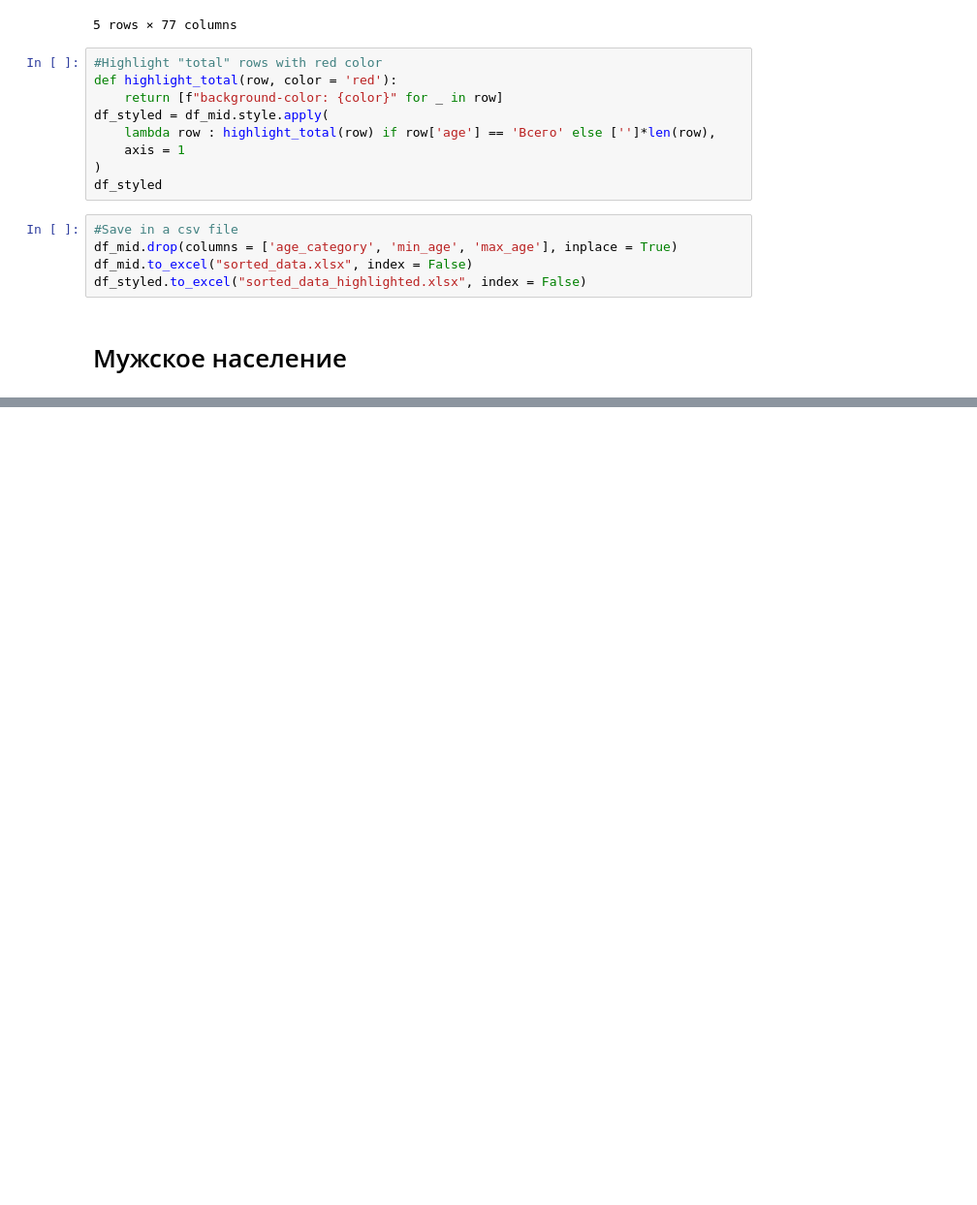
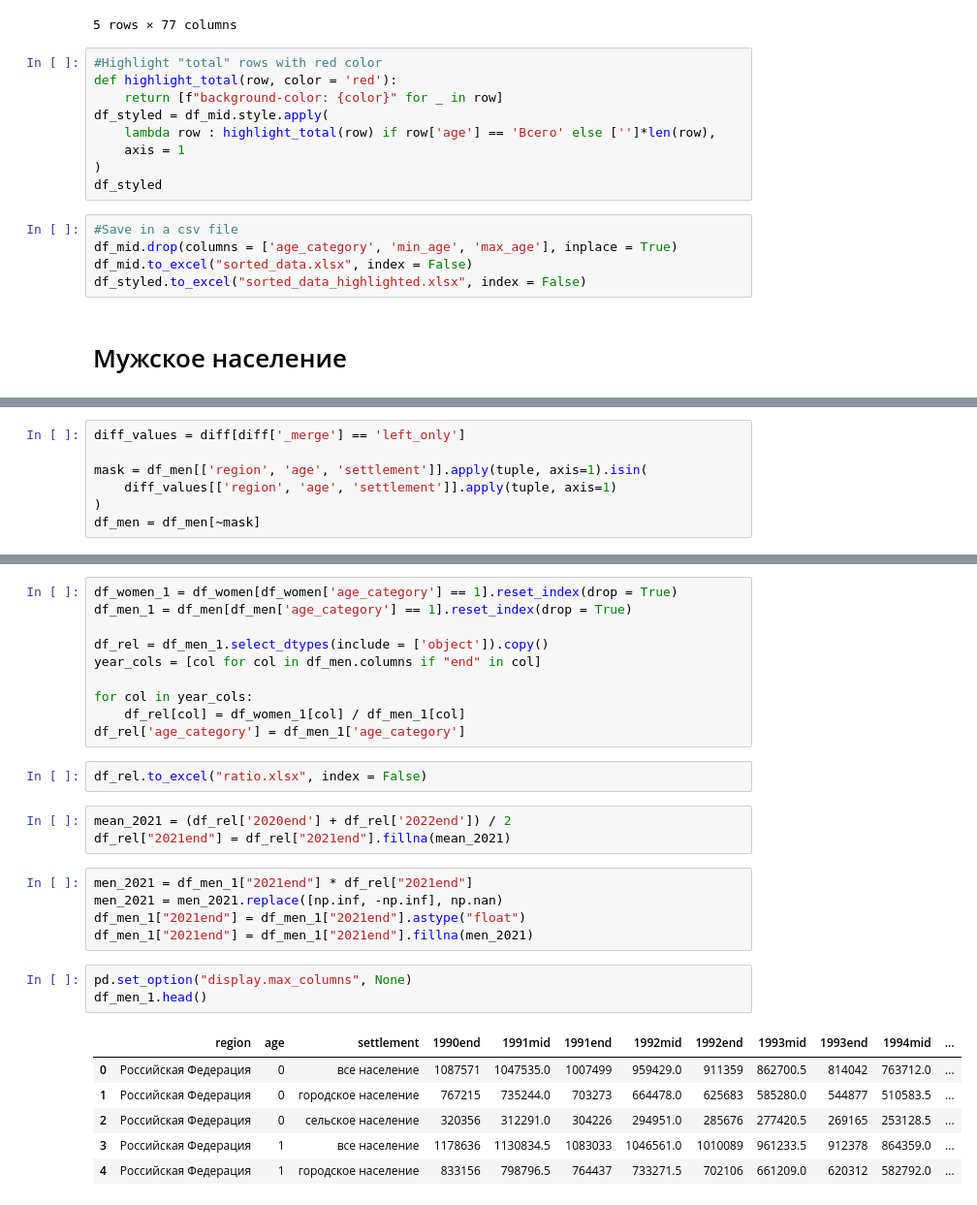
Before and after one commit to Derniska/fedstatt_parser, a Jupyter notebook: indicators.ipynb, the cells around one changed output, grey strips where cells are left out. Shown at 97% size. Drawn from its saved outputs; the diff is of its cells as text; blank space fills up the shorter version.

```diff
--- a/indicators.ipynb
+++ b/indicators.ipynb
@@ -630,0 +693,7 @@ ValueError: Ответ не содержит excel файла
+# %%
+diff_values = diff[diff['_merge'] == 'left_only']
+
+mask = df_men[['region', 'age', 'settlement']].apply(tuple, axis=1).isin(
+    diff_values[['region', 'age', 'settlement']].apply(tuple, axis=1)
+)
+df_men = df_men[~mask]
@@ -630,0 +708,30 @@ ValueError: Ответ не содержит excel файла
+# %%
+df_women_1 = df_women[df_women['age_category'] == 1].reset_index(drop = True)
+df_men_1 = df_men[df_men['age_category'] == 1].reset_index(drop = True)
+
+df_rel = df_men_1.select_dtypes(include = ['object']).copy()
+year_cols = [col for col in df_men.columns if "end" in col]
+
+for col in year_cols:
+    df_rel[col] = df_women_1[col] / df_men_1[col]
+df_rel['age_category'] = df_men_1['age_category']
+# %%
+df_rel.to_excel("ratio.xlsx", index = False)
+# %%
+mean_2021 = (df_rel['2020end'] + df_rel['2022end']) / 2
+df_rel["2021end"] = df_rel["2021end"].fillna(mean_2021)
+# %%
+men_2021 = df_men_1["2021end"] * df_rel["2021end"]
+men_2021 = men_2021.replace([np.inf, -np.inf], np.nan)
+df_men_1["2021end"] = df_men_1["2021end"].astype("float")
+df_men_1["2021end"] = df_men_1["2021end"].fillna(men_2021)
+# %%
+pd.set_option("display.max_columns", None)
+df_men_1.head()
+# %% [output]
+|  | region | age | settlement | 1990end | 1991mid | 1991end | 1992mid | 1992end | 1993mid | 1993end | 1994mid | ... |
+| 0 | Российская Федерация | 0 | все население | 1087571 | 1047535.0 | 1007499 | 959429.0 | 911359 | 862700.5 | 814042 | 763712.0 | ... |
+| 1 | Российская Федерация | 0 | городское население | 767215 | 735244.0 | 703273 | 664478.0 | 625683 | 585280.0 | 544877 | 510583.5 | ... |
+| 2 | Российская Федерация | 0 | сельское население | 320356 | 312291.0 | 304226 | 294951.0 | 285676 | 277420.5 | 269165 | 253128.5 | ... |
+| 3 | Российская Федерация | 1 | все население | 1178636 | 1130834.5 | 1083033 | 1046561.0 | 1010089 | 961233.5 | 912378 | 864359.0 | ... |
+| 4 | Российская Федерация | 1 | городское население | 833156 | 798796.5 | 764437 | 733271.5 | 702106 | 661209.0 | 620312 | 582792.0 | ... |
```
Also changed, not shown: parts of 15 cells of this notebook, 2 other files.
